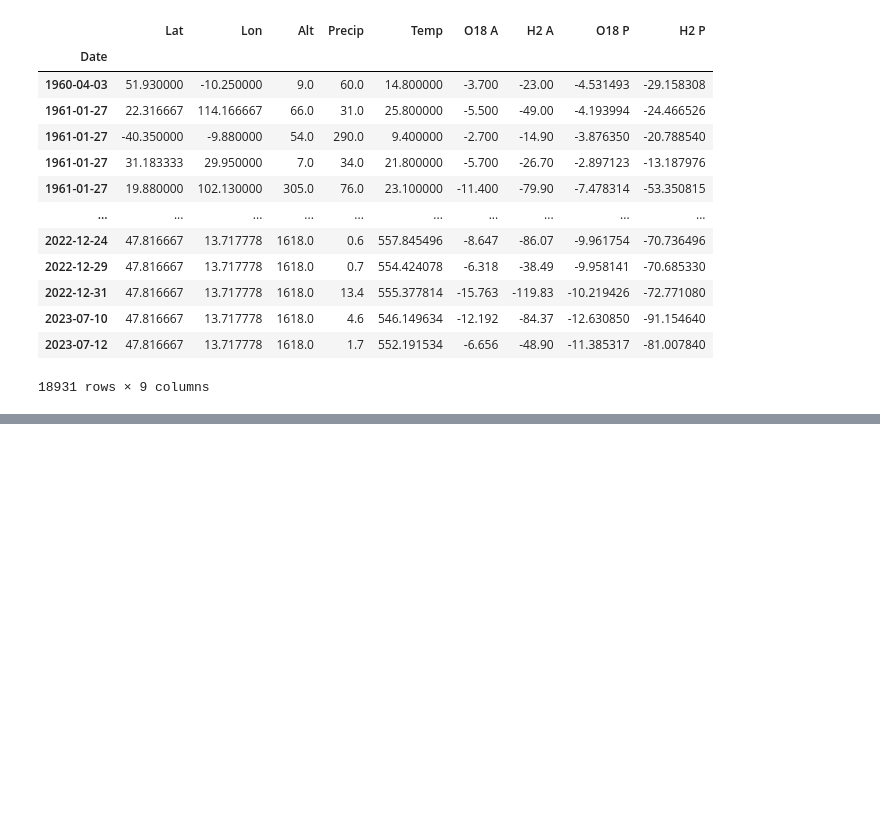
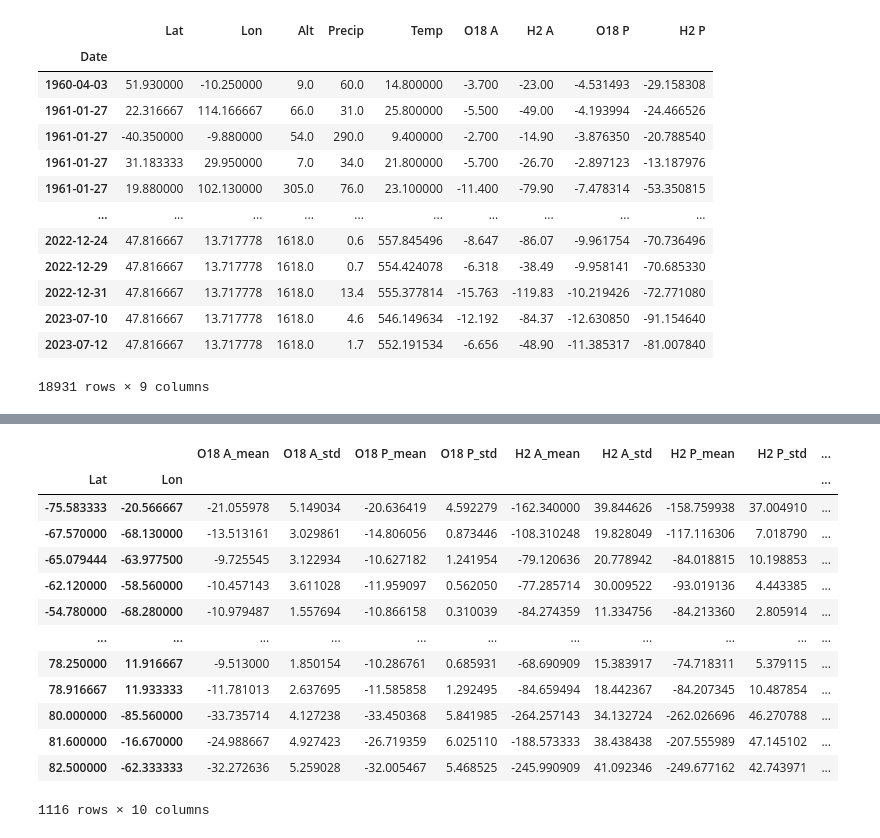
Before and after one commit to JaxtonGray/isoNet_Models, a Jupyter notebook: Stats/Stats_Model_1.ipynb, the cells around one changed output, grey strips where cells are left out. Cells and saved outputs as stored; diff of their text form; code cells hidden in the pictures; blank space fills up the shorter version.

Commit message:
More stat work

```diff
--- a/Stats/Stats_Model_1.ipynb
+++ b/Stats/Stats_Model_1.ipynb
@@ -81,0 +103,9 @@ df
+# %%
+# Calculate Pearson correlation for each group
+def calculate_correlation(group):
+    corr_O18 = group[['O18 A', 'O18 P']].corr().iloc[0, 1]
+    corr_H2 = group[['H2 A', 'H2 P']].corr().iloc[0, 1]
+    return pd.Series({'O18_corr': corr_O18, 'H2_corr': corr_H2})
+
+correlations = df.groupby(['Lat', 'Lon']).apply(calculate_correlation)
+correlations
@@ -81,0 +127,40 @@ df
+# %%
+# Group by latitude and longitude and calculate mean and standard deviation
+dfStats = df.groupby(['Lat', 'Lon']).agg(
+    {
+        'O18 A': ['mean', 'std'],
+        'O18 P': ['mean', 'std'],
+        'H2 A': ['mean', 'std'],
+        'H2 P': ['mean', 'std']
+    }
+).reset_index()
+
+# Flatten the MultiIndex columns
+dfStats.columns = ['_'.join(col).strip() for col in dfStats.columns.values]
+
+# Rename the columns for clarity
+dfStats.columns = [
+    'Lat', 'Lon',
+    'O18 A_mean', 'O18 A_std',
+    'O18 P_mean', 'O18 P_std',
+    'H2 A_mean', 'H2 A_std',
+    'H2 P_mean', 'H2 P_std'
+]
+dfStats.set_index(['Lat', 'Lon'], inplace=True)
+
+dfStats.merge(correlations, on=['Lat', 'Lon'])
+# %% [output]
+|  |  | O18 A_mean | O18 A_std | O18 P_mean | O18 P_std | H2 A_mean | H2 A_std | H2 P_mean | H2 P_std | ... |
+| Lat | Lon |  |  |  |  |  |  |  |  | ... |
+| -75.583333 | -20.566667 | -21.055978 | 5.149034 | -20.636419 | 4.592279 | -162.340000 | 39.844626 | -158.759938 | 37.004910 | ... |
+| -67.570000 | -68.130000 | -13.513161 | 3.029861 | -14.806056 | 0.873446 | -108.310248 | 19.828049 | -117.116306 | 7.018790 | ... |
+| -65.079444 | -63.977500 | -9.725545 | 3.122934 | -10.627182 | 1.241954 | -79.120636 | 20.778942 | -84.018815 | 10.198853 | ... |
+| -62.120000 | -58.560000 | -10.457143 | 3.611028 | -11.959097 | 0.562050 | -77.285714 | 30.009522 | -93.019136 | 4.443385 | ... |
+| -54.780000 | -68.280000 | -10.979487 | 1.557694 | -10.866158 | 0.310039 | -84.274359 | 11.334756 | -84.213360 | 2.805914 | ... |
+| ... | ... | ... | ... | ... | ... | ... | ... | ... | ... | ... |
+| 78.250000 | 11.916667 | -9.513000 | 1.850154 | -10.286761 | 0.685931 | -68.690909 | 15.383917 | -74.718311 | 5.379115 | ... |
+| 78.916667 | 11.933333 | -11.781013 | 2.637695 | -11.585858 | 1.292495 | -84.659494 | 18.442367 | -84.207345 | 10.487854 | ... |
+| 80.000000 | -85.560000 | -33.735714 | 4.127238 | -33.450368 | 5.841985 | -264.257143 | 34.132724 | -262.026696 | 46.270788 | ... |
+| 81.600000 | -16.670000 | -24.988667 | 4.927423 | -26.719359 | 6.025110 | -188.573333 | 38.438438 | -207.555989 | 47.145102 | ... |
+| 82.500000 | -62.333333 | -32.272636 | 5.259028 | -32.005467 | 5.468525 | -245.990909 | 41.092346 | -249.677162 | 42.743971 | ... |
+1116 rows × 10 columns
```
Also changed, not shown: parts of 3 cells of this notebook.
